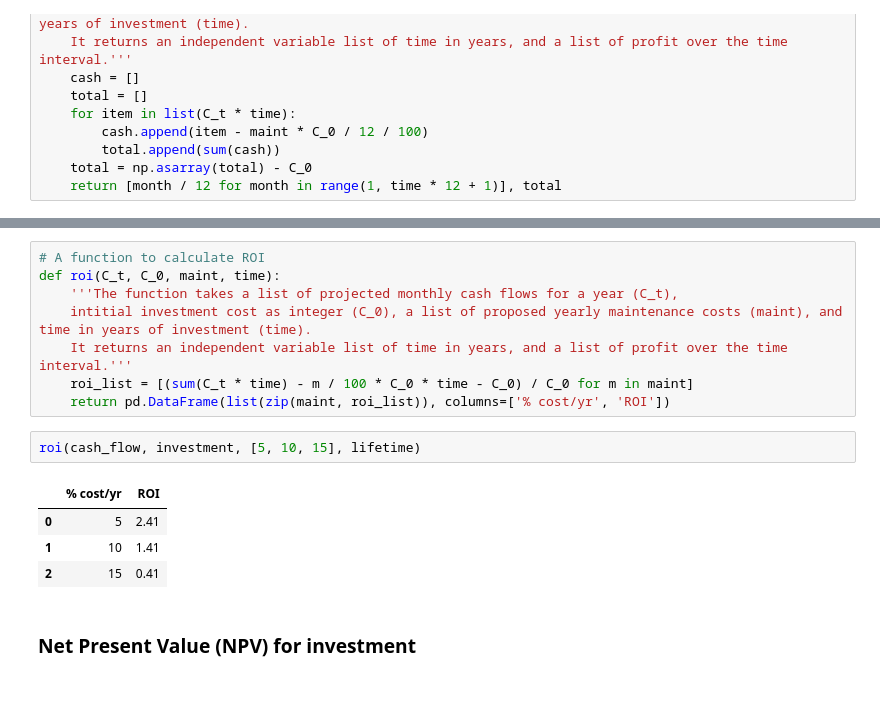
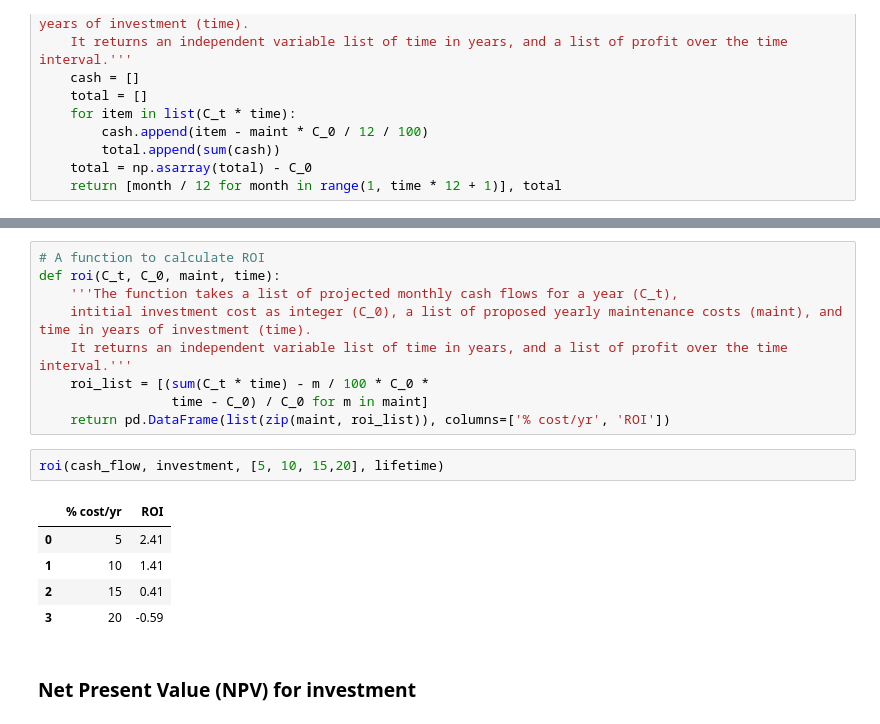
Before and after one commit to caheredia/Hydro, a Jupyter notebook: 2017-10-6_ch_micro_hydro_roi.ipynb, the cells around one changed output, grey strips where cells are left out. Cells and saved outputs as stored; diff of their text form; blank space fills up the shorter version.

```diff
--- a/2017-10-6_ch_micro_hydro_roi.ipynb
+++ b/2017-10-6_ch_micro_hydro_roi.ipynb
@@ -74,14 +82,16 @@ def roi(C_t, C_0, maint, time):
     '''The function takes a list of projected monthly cash flows for a year (C_t),
     intitial investment cost as integer (C_0), a list of proposed yearly maintenance costs (maint), and time in years of investment (time).
     It returns an independent variable list of time in years, and a list of profit over the time interval.'''
-    roi_list = [(sum(C_t * time) - m / 100 * C_0 * time - C_0) / C_0 for m in maint]
+    roi_list = [(sum(C_t * time) - m / 100 * C_0 *
+                 time - C_0) / C_0 for m in maint]
     return pd.DataFrame(list(zip(maint, roi_list)), columns=['% cost/yr', 'ROI'])
 # %%
-roi(cash_flow, investment, [5, 10, 15], lifetime)
+roi(cash_flow, investment, [5, 10, 15,20], lifetime)
 # %% [output]
 |  | % cost/yr | ROI |
 | 0 | 5 | 2.41 |
 | 1 | 10 | 1.41 |
 | 2 | 15 | 0.41 |
+| 3 | 20 | -0.59 |
 # %% [markdown]
 ### Net Present Value (NPV) for investment
```
Also changed, not shown: parts of 14 cells of this notebook.
